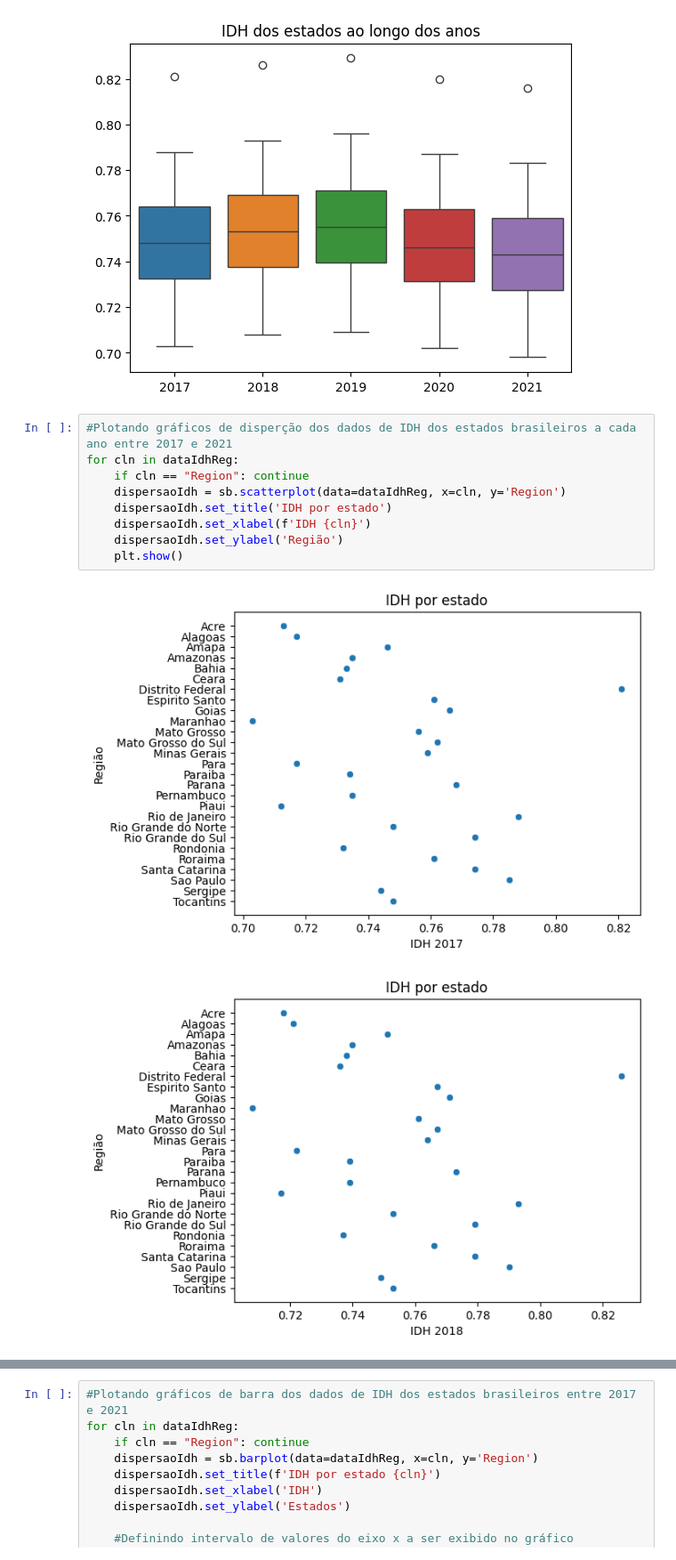
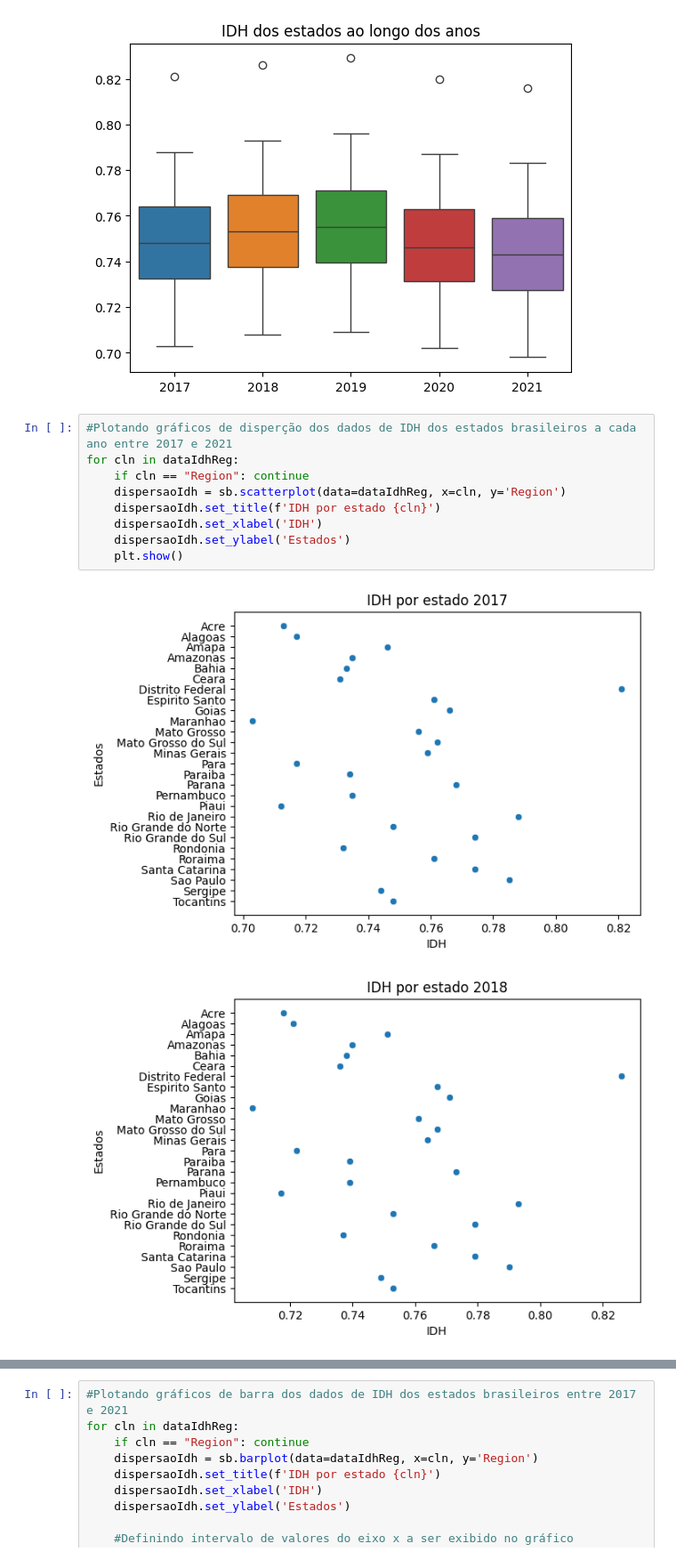
Before and after one commit to DjallenDias/IDSProject, a Jupyter notebook: notebook.ipynb, the cells around one changed output, grey strips where cells are left out. Shown at 89% size. Drawn from its saved outputs; the diff is of its cells as text.

```diff
--- a/notebook.ipynb
+++ b/notebook.ipynb
@@ -213,12 +226,12 @@ Text(0.5, 1.0, 'IDH dos estados ao longo dos anos')
 # %%
 #Plotando gráficos de disperção dos dados de IDH dos estados brasileiros a cada ano entre 2017 e 2021
 for cln in dataIdhReg:
     if cln == "Region": continue
     dispersaoIdh = sb.scatterplot(data=dataIdhReg, x=cln, y='Region')
-    dispersaoIdh.set_title('IDH por estado')
-    dispersaoIdh.set_xlabel(f'IDH {cln}')
-    dispersaoIdh.set_ylabel('Região')
+    dispersaoIdh.set_title(f'IDH por estado {cln}')
+    dispersaoIdh.set_xlabel('IDH')
+    dispersaoIdh.set_ylabel('Estados')
     plt.show()
 # %% [output]
-[figure, old version]
+[figure, new version]
-[figure, old version]
+[figure, new version]
```
Also changed, not shown: parts of 8 cells of this notebook.
